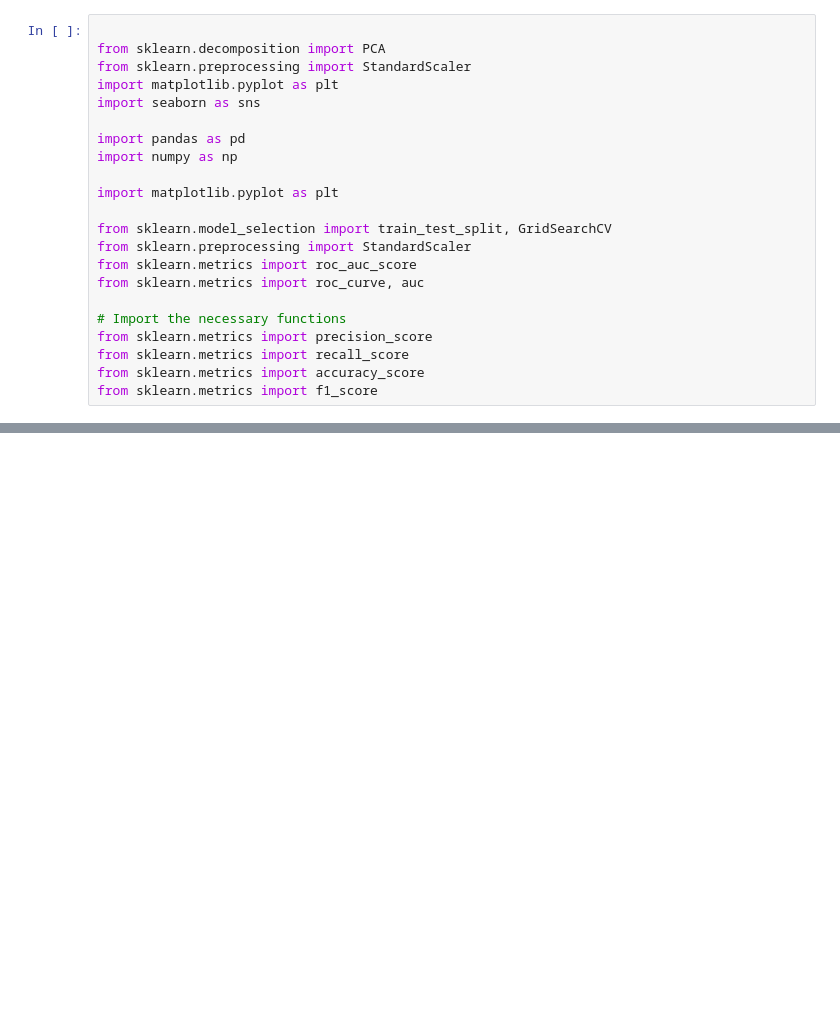
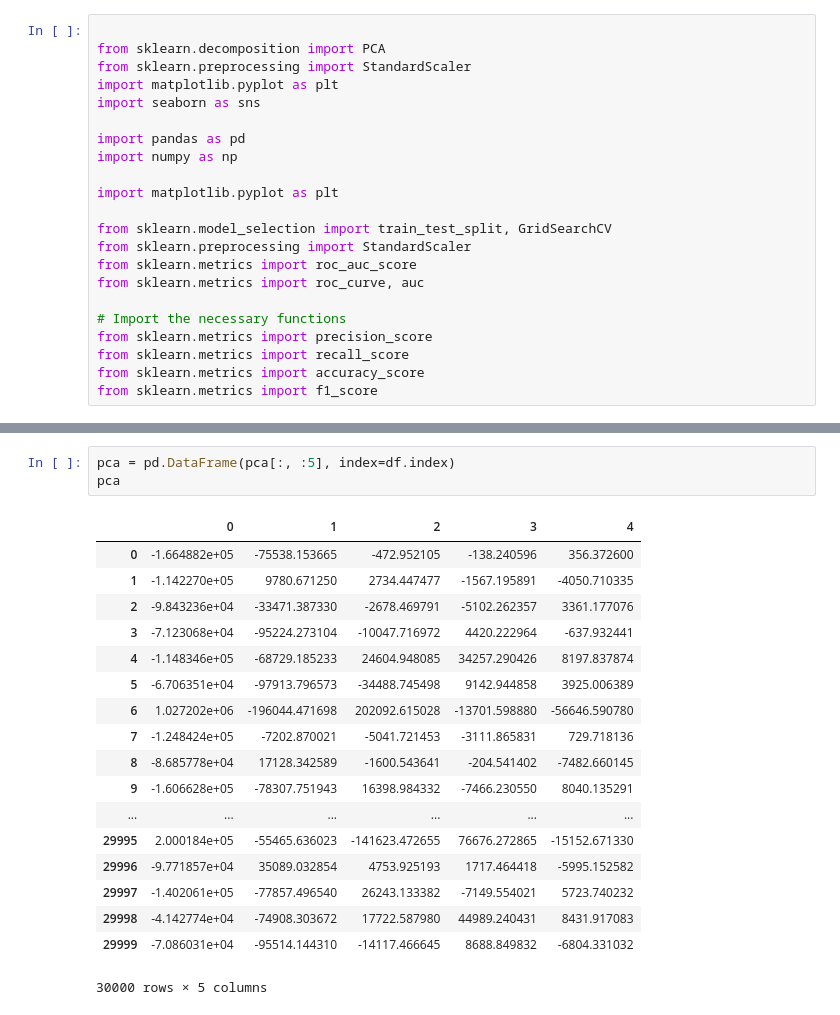
Before and after one commit to Carterbouley/mod_5_project, a Jupyter notebook: PCA.ipynb, the cells around one changed output, grey strips where cells are left out. Cells and saved outputs as stored; diff of their text form; blank space fills up the shorter version.

```diff
--- a/PCA.ipynb
+++ b/PCA.ipynb
@@ -44,3 +45,25 @@ array([[-1.66511134e+05, -7.55488962e+04, -5.02028232e+02, ...,
+# %%
+pca = pd.DataFrame(pca[:, :5], index=df.index)
+pca
+# %% [output]
+|  | 0 | 1 | 2 | 3 | 4 |
+| 0 | -1.664882e+05 | -75538.153665 | -472.952105 | -138.240596 | 356.372600 |
+| 1 | -1.142270e+05 | 9780.671250 | 2734.447477 | -1567.195891 | -4050.710335 |
+| 2 | -9.843236e+04 | -33471.387330 | -2678.469791 | -5102.262357 | 3361.177076 |
+| 3 | -7.123068e+04 | -95224.273104 | -10047.716972 | 4420.222964 | -637.932441 |
+| 4 | -1.148346e+05 | -68729.185233 | 24604.948085 | 34257.290426 | 8197.837874 |
+| 5 | -6.706351e+04 | -97913.796573 | -34488.745498 | 9142.944858 | 3925.006389 |
+| 6 | 1.027202e+06 | -196044.471698 | 202092.615028 | -13701.598880 | -56646.590780 |
+| 7 | -1.248424e+05 | -7202.870021 | -5041.721453 | -3111.865831 | 729.718136 |
+| 8 | -8.685778e+04 | 17128.342589 | -1600.543641 | -204.541402 | -7482.660145 |
+| 9 | -1.606628e+05 | -78307.751943 | 16398.984332 | -7466.230550 | 8040.135291 |
+| ... | ... | ... | ... | ... | ... |
+| 29995 | 2.000184e+05 | -55465.636023 | -141623.472655 | 76676.272865 | -15152.671330 |
+| 29996 | -9.771857e+04 | 35089.032854 | 4753.925193 | 1717.464418 | -5995.152582 |
+| 29997 | -1.402061e+05 | -77857.496540 | 26243.133382 | -7149.554021 | 5723.740232 |
+| 29998 | -4.142774e+04 | -74908.303672 | 17722.587980 | 44989.240431 | 8431.917083 |
+| 29999 | -7.086031e+04 | -95514.144310 | -14117.466645 | 8688.849832 | -6804.331032 |
+30000 rows × 5 columns
 # %%
 plt.plot(fit.explained_variance_ratio_)
 plt.title("Variance Explained, Given Number of Components")
```
Also changed, not shown: parts of 11 cells of this notebook.
